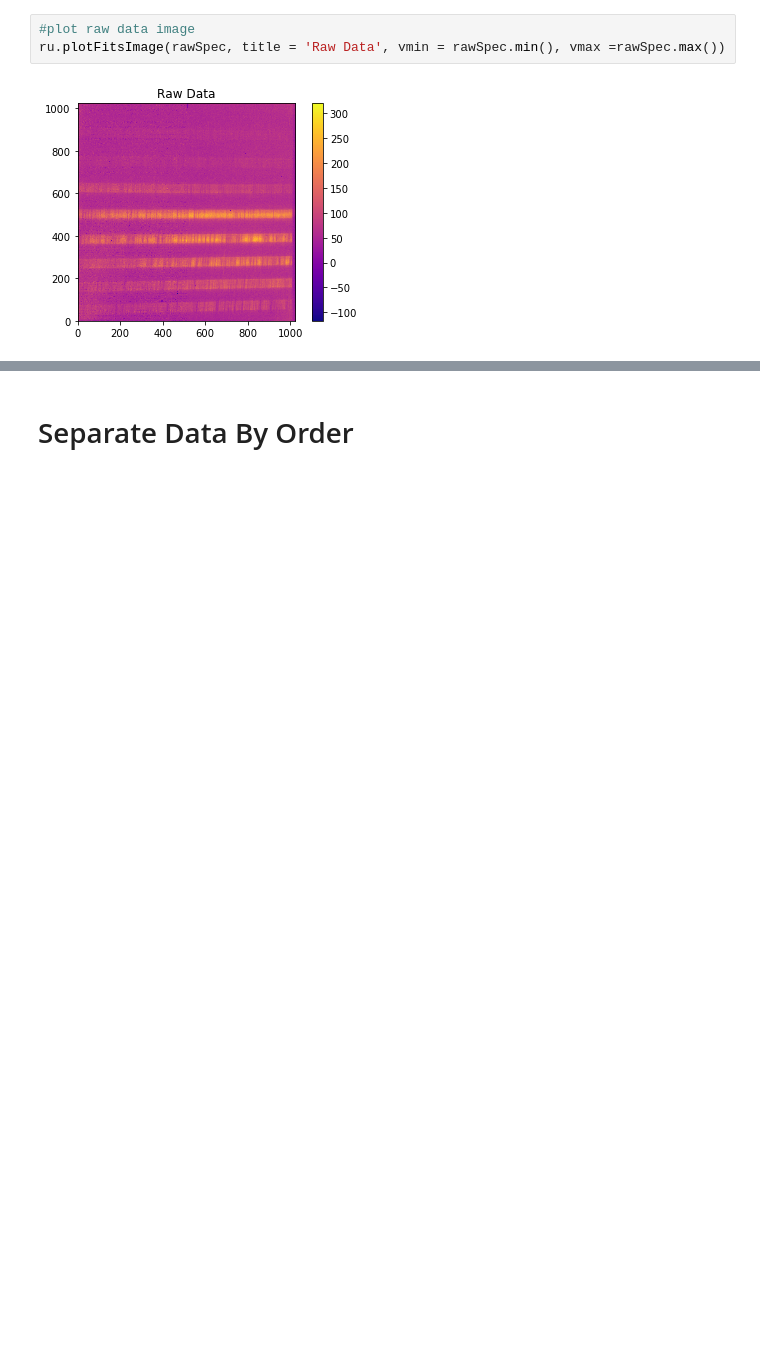
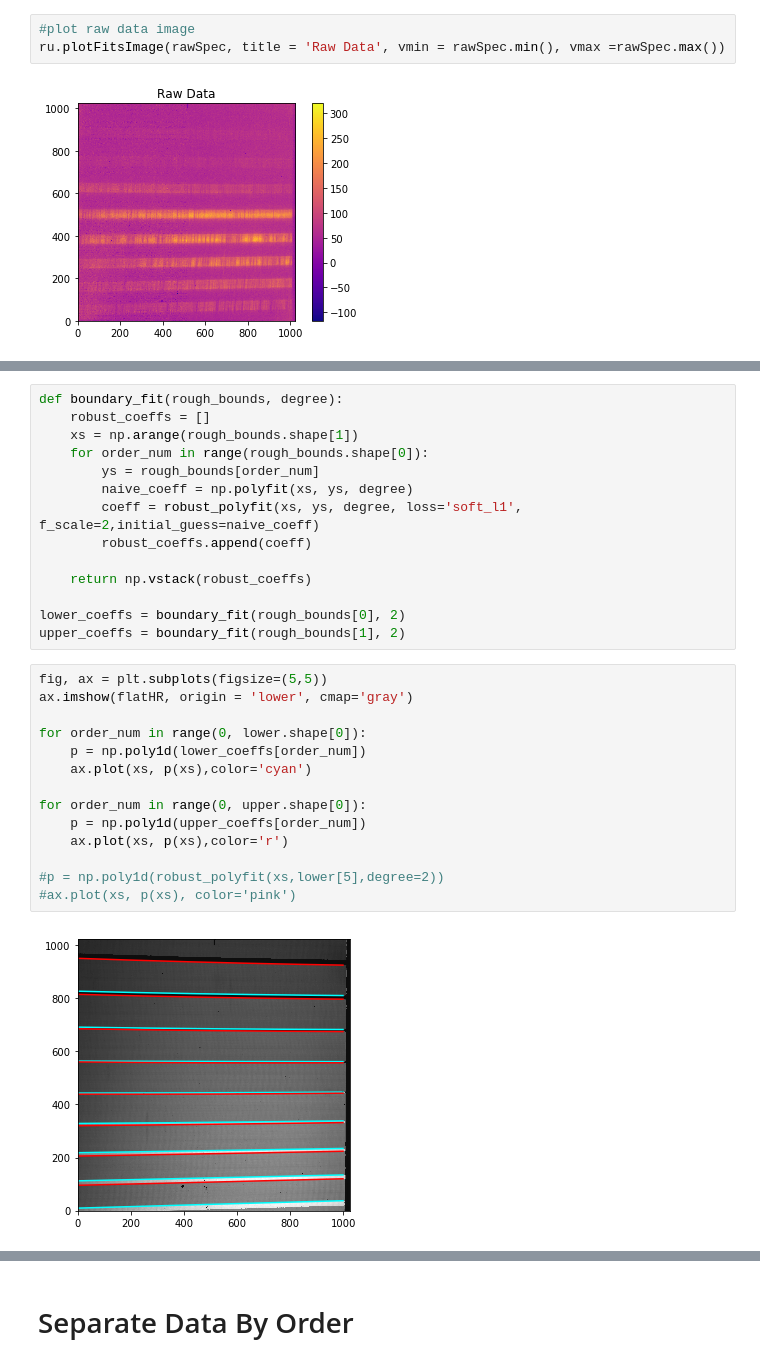
Before and after one commit to RyleighFitzpatrick/Keck-Reductions, a Jupyter notebook: Titan High Res Reductions.ipynb, the cells around one changed output, grey strips where cells are left out. Drawn from its saved outputs; the diff is of its cells as text; blank space fills up the shorter version.

```diff
--- a/Titan High Res Reductions.ipynb
+++ b/Titan High Res Reductions.ipynb
@@ -63,0 +145,30 @@ ru.plotFitsImage(flatHR, title='Median Combined Flat Field', vmin=flatHR.min(),
+# %%
+def boundary_fit(rough_bounds, degree):
+    robust_coeffs = []
+    xs = np.arange(rough_bounds.shape[1])
+    for order_num in range(rough_bounds.shape[0]):
+        ys = rough_bounds[order_num]
+        naive_coeff = np.polyfit(xs, ys, degree)
+        coeff = robust_polyfit(xs, ys, degree, loss='soft_l1', f_scale=2,initial_guess=naive_coeff)
+        robust_coeffs.append(coeff)
+
+    return np.vstack(robust_coeffs)
+
+lower_coeffs = boundary_fit(rough_bounds[0], 2)
+upper_coeffs = boundary_fit(rough_bounds[1], 2)
+# %%
+fig, ax = plt.subplots(figsize=(5,5))
+ax.imshow(flatHR, origin = 'lower', cmap='gray')
+
+for order_num in range(0, lower.shape[0]):
+    p = np.poly1d(lower_coeffs[order_num])
+    ax.plot(xs, p(xs),color='cyan')
+
+for order_num in range(0, upper.shape[0]):
+    p = np.poly1d(upper_coeffs[order_num])
+    ax.plot(xs, p(xs),color='r')
+
+#p = np.poly1d(robust_polyfit(xs,lower[5],degree=2))
+#ax.plot(xs, p(xs), color='pink')
+# %% [output]
+[figure, added]
```
Also changed, not shown: parts of 20 cells of this notebook, 1 other file.
